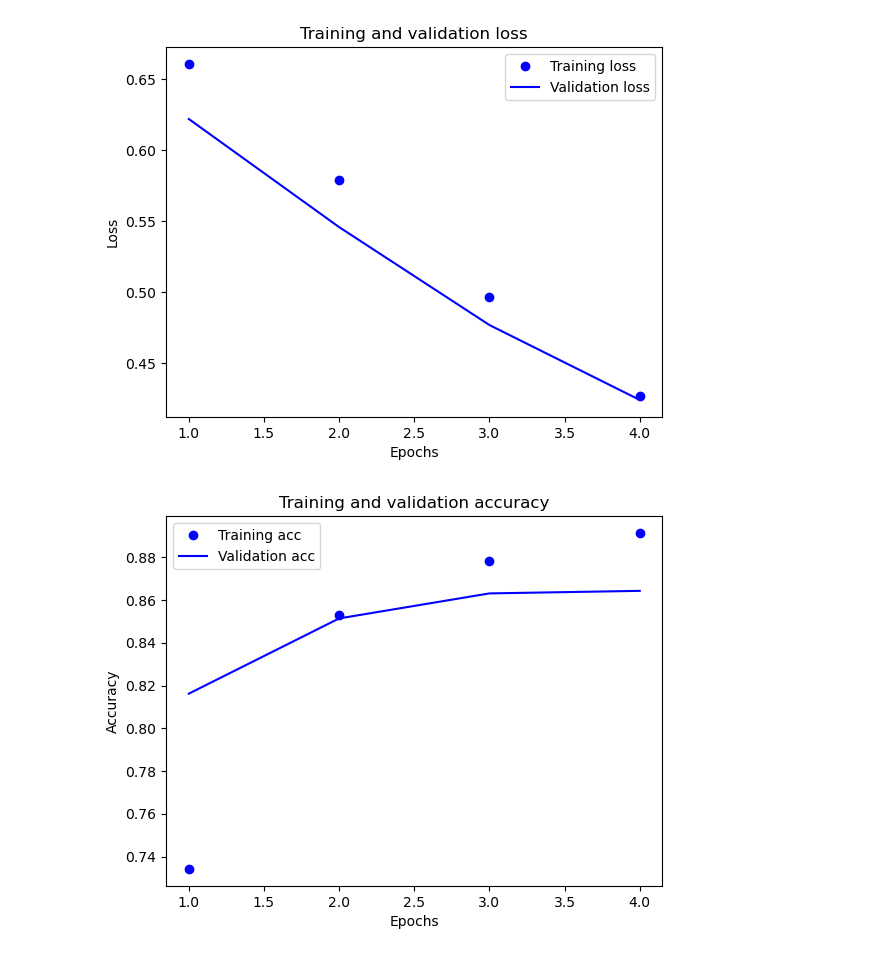
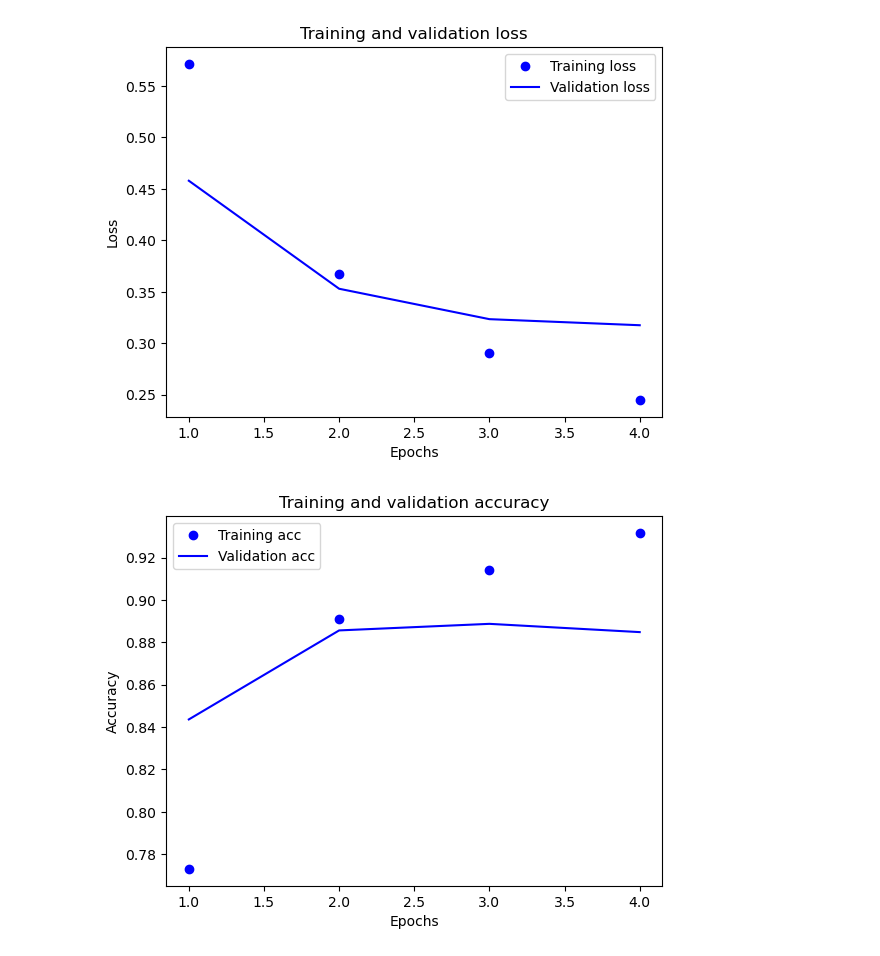
Before and after one commit to Ian19420/machine_learning_2th, a Jupyter notebook: second.ipynb, the cells around one changed output. Saved outputs shown, nothing was run; the diff lists cells and outputs as text; code cells hidden in the pictures.

```diff
--- a/second.ipynb
+++ b/second.ipynb
@@ -7,7 +7,7 @@ from keras import optimizers
 from keras import losses
 from keras import metrics
 import matplotlib.pyplot as plt
-
+from keras import regularizers
 def vectorize_seq(seqs, dimension=10000):
     results = np.zeros((len(seqs), dimension))
     for i, seq in enumerate(seqs):
@@ -21,8 +21,8 @@ y_train = np.asarray(train_labels).astype('float32')
 y_test = np.asarray(test_labels).astype('float32')
 
 model = models.Sequential()
-model.add(layers.Dense(4, activation = 'relu', input_shape = (10000, )))
-model.add(layers.Dense(4, activation = 'relu'))
+model.add(layers.Dense(16, kernel_regularizer = regularizers.l2(0.001), activation = 'relu', input_shape = (10000, )))
+model.add(layers.Dense(16, activation = 'relu'))
 model.add(layers.Dense(1, activation = 'sigmoid'))
 
 optimizer = optimizers.RMSprop(learning_rate = 0.001)
@@ -62,4 +62,4 @@ Epoch 4/4
-[figure, old version]
+[figure, new version]
 # %%
 plt.clf()
 history_dict.keys()
@@ -73,7 +73,7 @@ plt.ylabel("Accuracy")
 plt.legend()
 plt.show()
 # %% [output]
-[figure, old version]
+[figure, new version]
 # %%
 model.predict(x_test)
 # %% [output]
```
Also changed, not shown: parts of 2 cells of this notebook.
